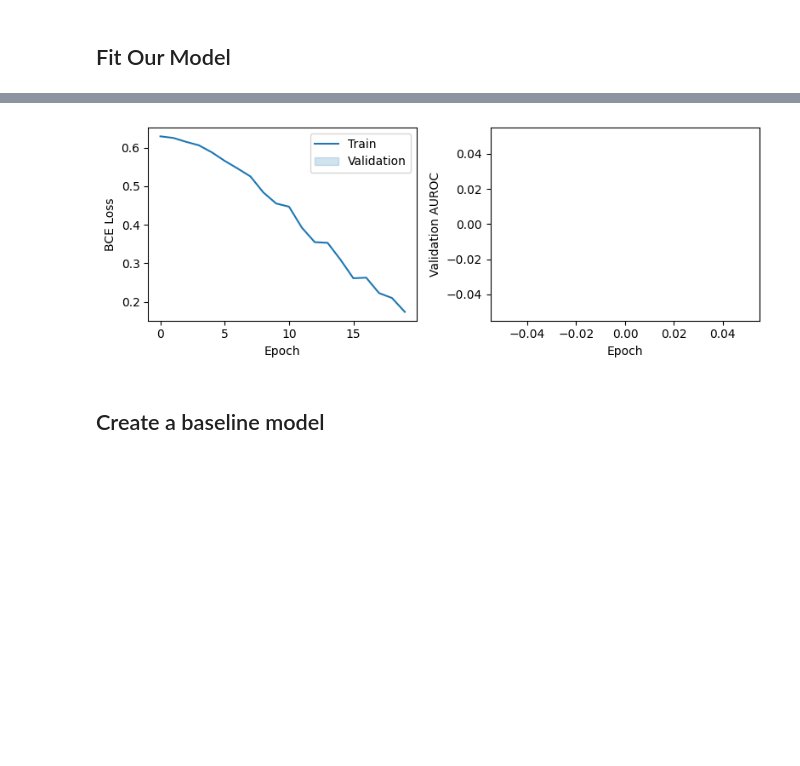
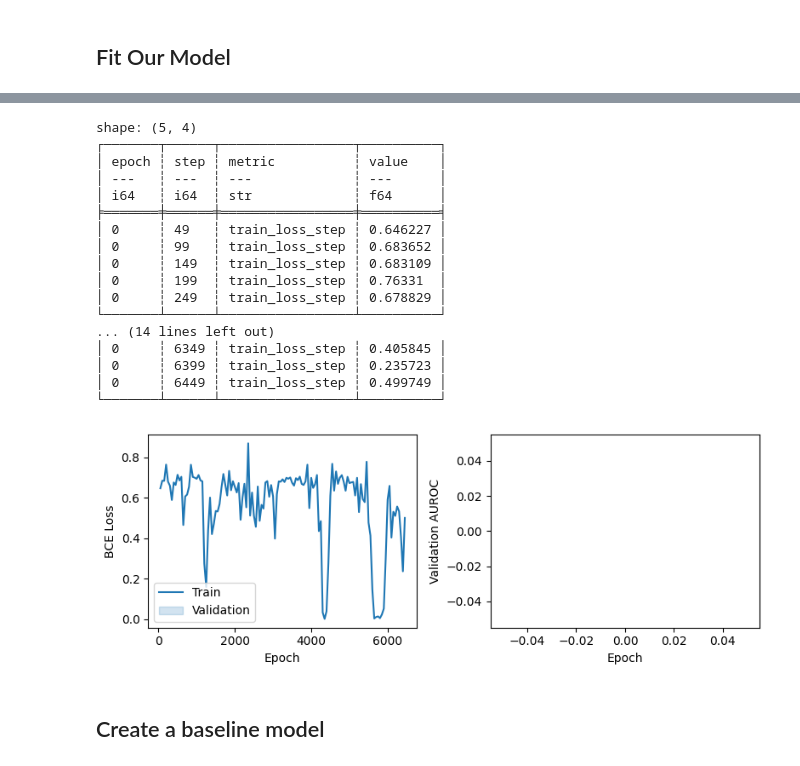
Before and after one commit to wfondrie/2024_depthcharge-demos, a Jupyter notebook: notebooks/spectrum-quality/spectrum-quality.ipynb, the cells around one changed output, grey strips where cells are left out. Cells and saved outputs as stored; diff of their text form; code cells hidden in the pictures; blank space fills up the shorter version.

```diff
--- a/notebooks/spectrum-quality/spectrum-quality.ipynb
+++ b/notebooks/spectrum-quality/spectrum-quality.ipynb
@@ -208,27 +223,48 @@ LOCAL_RANK: 0 - CUDA_VISIBLE_DEVICES: [0]
 # %%
 metrics = (
     pl.read_csv("logs/model/version_0/metrics.csv")
     .melt(["epoch", "step"], variable_name="metric")
     .drop_nulls()
 )
 
-losses = metrics.filter(pl.col("metric").str.contains("_loss"))
+print(metrics.head())
+
+
+losses = metrics.filter(pl.col("metric").str.contains("_loss_step"))
+print(losses)
 auroc = metrics.filter(pl.col("metric") == "valid_auroc")
 
 fig, axs = plt.subplots(1, 2, figsize=(8, 3))
-sns.lineplot(data=losses, x="epoch", y="value", hue="metric", ax=axs[0])
+sns.lineplot(data=losses, x="step", y="value", hue="metric", ax=axs[0])
 axs[0].set_ylabel("BCE Loss")
 axs[0].set_xlabel("Epoch")
 axs[0].legend(labels=["Train", "Validation"])
 
 sns.lineplot(data=auroc, x="epoch", y="value", ax=axs[1])
 axs[1].set_ylabel("Validation AUROC")
 axs[1].set_xlabel("Epoch")
 
 plt.tight_layout()
 plt.show()
 # %% [output]
+shape: (5, 4)
+┌───────┬──────┬─────────────────┬──────────┐
+│ epoch ┆ step ┆ metric          ┆ value    │
+│ ---   ┆ ---  ┆ ---             ┆ ---      │
+│ i64   ┆ i64  ┆ str             ┆ f64      │
+╞═══════╪══════╪═════════════════╪══════════╡
+│ 0     ┆ 49   ┆ train_loss_step ┆ 0.646227 │
+│ 0     ┆ 99   ┆ train_loss_step ┆ 0.683652 │
+│ 0     ┆ 149  ┆ train_loss_step ┆ 0.683109 │
+│ 0     ┆ 199  ┆ train_loss_step ┆ 0.76331  │
+│ 0     ┆ 249  ┆ train_loss_step ┆ 0.678829 │
+└───────┴──────┴─────────────────┴──────────┘
+... (14 lines left out)
+│ 0     ┆ 6349 ┆ train_loss_step ┆ 0.405845 │
+│ 0     ┆ 6399 ┆ train_loss_step ┆ 0.235723 │
+│ 0     ┆ 6449 ┆ train_loss_step ┆ 0.499749 │
+└───────┴──────┴─────────────────┴──────────┘
-[figure, old version]
+[figure, new version]
 # %% [markdown]
 ## Create a baseline model
 # %%
```
Also changed, not shown: parts of 7 cells of this notebook, 1 other file.
